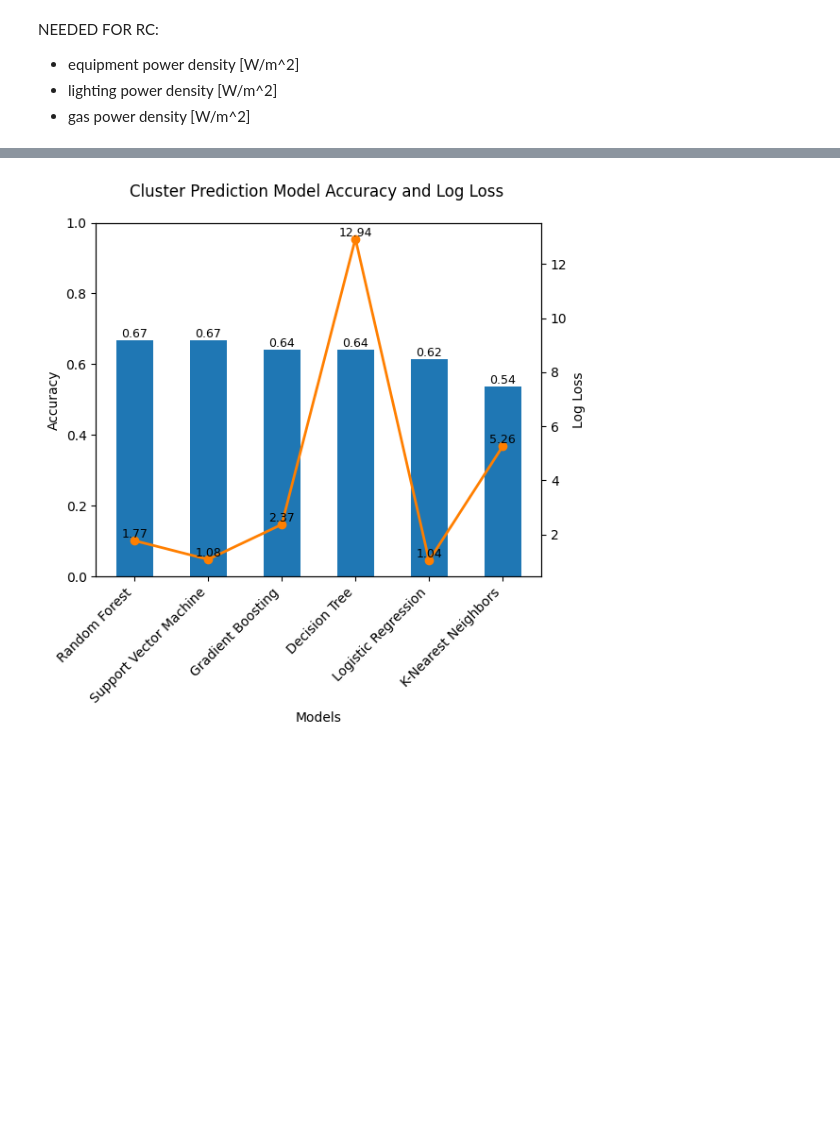
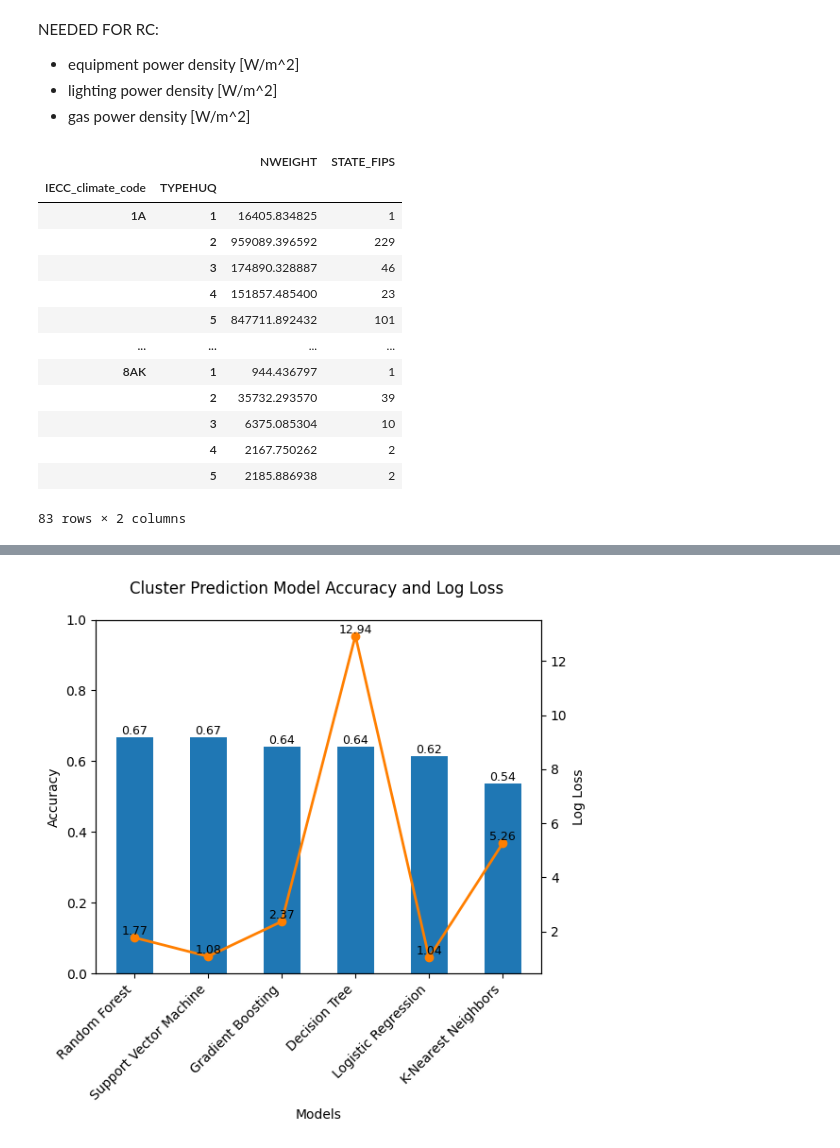
Before and after one commit to Chengxuan-Li/USBuildingArchetypes, a Jupyter notebook: workflow/clustering/250517_fixing.ipynb, the cells around one changed output, grey strips where cells are left out. Saved outputs shown, nothing was run; the diff lists cells and outputs as text; code cells hidden in the pictures; blank space fills up the shorter version.

```diff
--- a/workflow/clustering/250517_fixing.ipynb
+++ b/workflow/clustering/250517_fixing.ipynb
@@ -45,6 +45,30 @@ continuous_columns = [
     'eui_kwh_elec_sph', 'eui_btu_ng_sph', 'eui_btu_ofuel_sph',
     'eui_kwh_elec_col', 'eui_kwh_elec_latent'
 ]
+# %%
+df_computed.groupby(
+    by=['IECC_climate_code', 'TYPEHUQ']
+).agg(
+    {
+        'NWEIGHT': 'sum',
+        'STATE_FIPS': 'count',
+    }
+)
+# %% [output]
+|  |  | NWEIGHT | STATE_FIPS |
+| IECC_climate_code | TYPEHUQ |  |  |
+| 1A | 1 | 16405.834825 | 1 |
+|  | 2 | 959089.396592 | 229 |
+|  | 3 | 174890.328887 | 46 |
+|  | 4 | 151857.485400 | 23 |
+|  | 5 | 847711.892432 | 101 |
+| ... | ... | ... | ... |
+| 8AK | 1 | 944.436797 | 1 |
+|  | 2 | 35732.293570 | 39 |
+|  | 3 | 6375.085304 | 10 |
+|  | 4 | 2167.750262 | 2 |
+|  | 5 | 2185.886938 | 2 |
+83 rows × 2 columns
 # %%
 subset_criteria = {'IECC_climate_code': '6A', 'TYPEHUQ': 3}
 fig, axes = plt.subplots(1, 5, figsize=(15, 4), layout='constrained')
```
Also changed, not shown: parts of 2 cells of this notebook, 1 other file.
